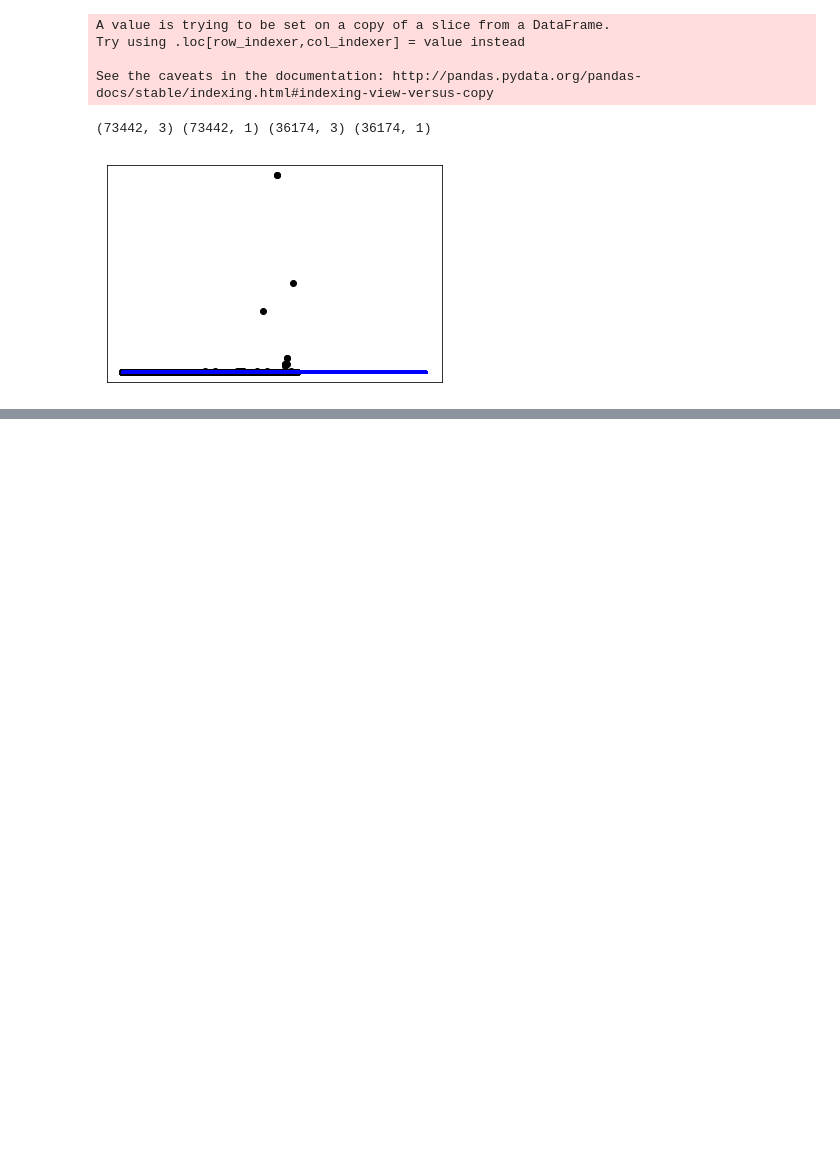
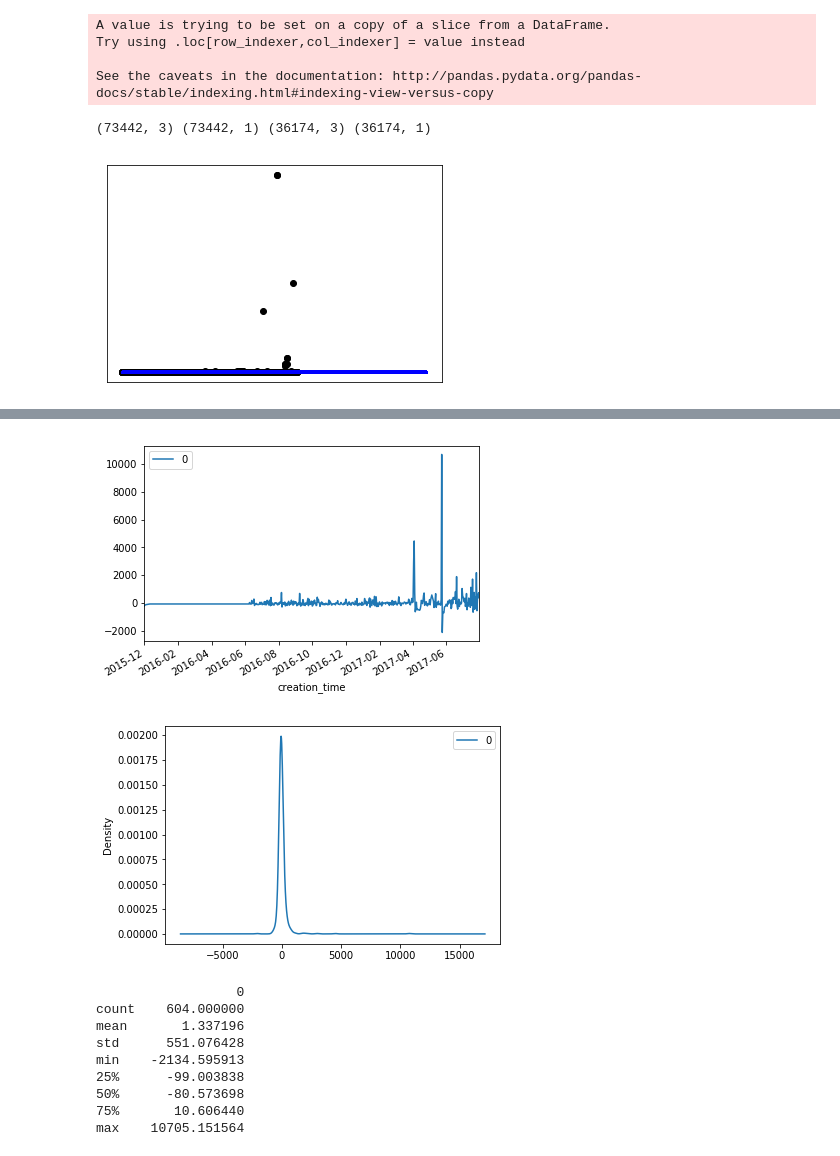
Before and after one commit to nehap25/ml_metric, a Jupyter notebook: ML_metrics.ipynb, the cells around one changed output, grey strips where cells are left out. Cells and saved outputs as stored; diff of their text form; code cells hidden in the pictures; blank space fills up the shorter version.

Commit message:
ARIMA initial analysis

```diff
--- a/ML_metrics.ipynb
+++ b/ML_metrics.ipynb
@@ -336,0 +345,7 @@ derieved_columns
+# %%
+test_arima = derieved_columns['mean']
+from statsmodels.tsa.arima_model import ARIMA
+# fit model
+model = ARIMA(test_arima, order=(10,0,0))
+model_fit = model.fit()
+print(model_fit.summary())
@@ -337,3 +370,25 @@ derieved_columns
+# %%
+# plot residual errors
+residuals = pd.DataFrame(model_fit.resid)
+residuals.plot()
+plt.show()
+residuals.plot(kind='kde')
+plt.show()
+
+# This shows bias in the data. positive mean.
+print residuals.describe()
+# %% [output]
+[figure, added]
+[figure, added]
+                  0
+count    604.000000
+mean       1.337196
+std      551.076428
+min    -2134.595913
+25%      -99.003838
+50%      -80.573698
+75%       10.606440
+max    10705.151564
 # %%
 # # Calculating derieved attributes
 # data_df["per_day"] = data_df['creation_time'].apply(lambda x: x[:10])
```
Also changed, not shown: parts of 6 cells of this notebook.
